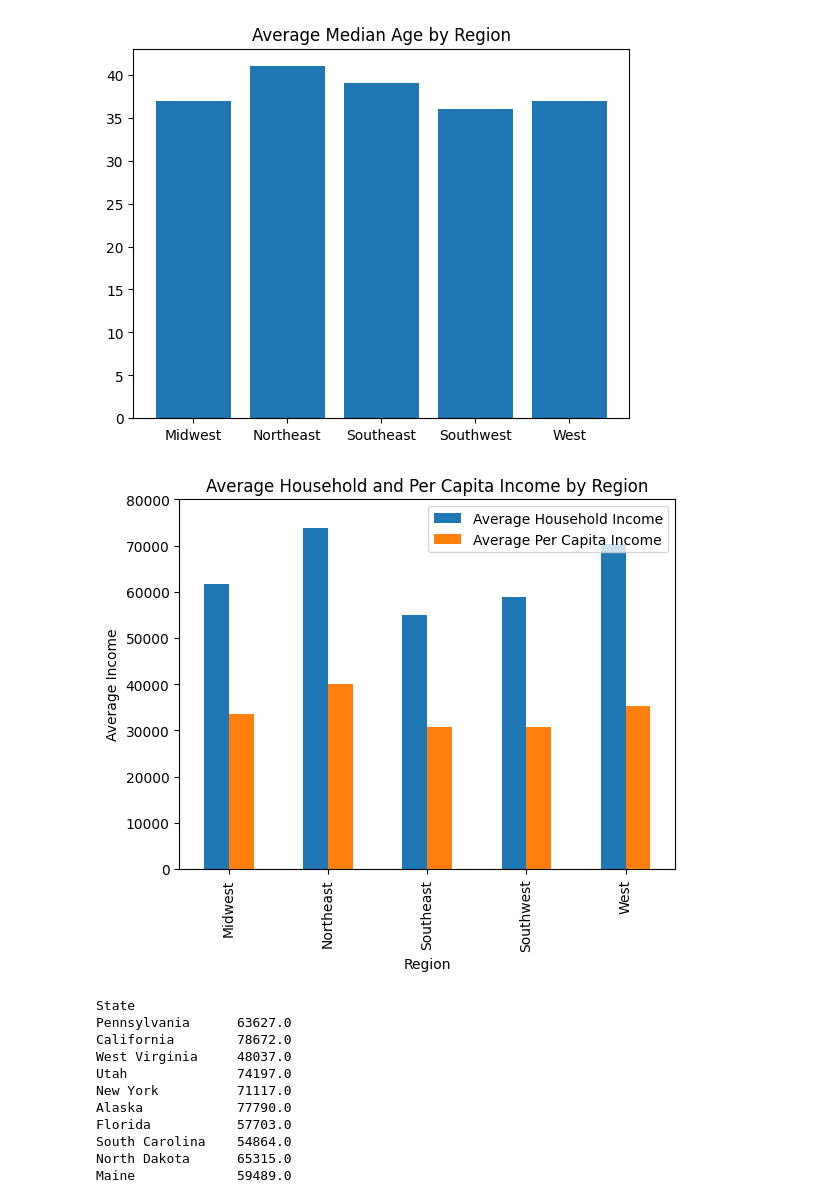
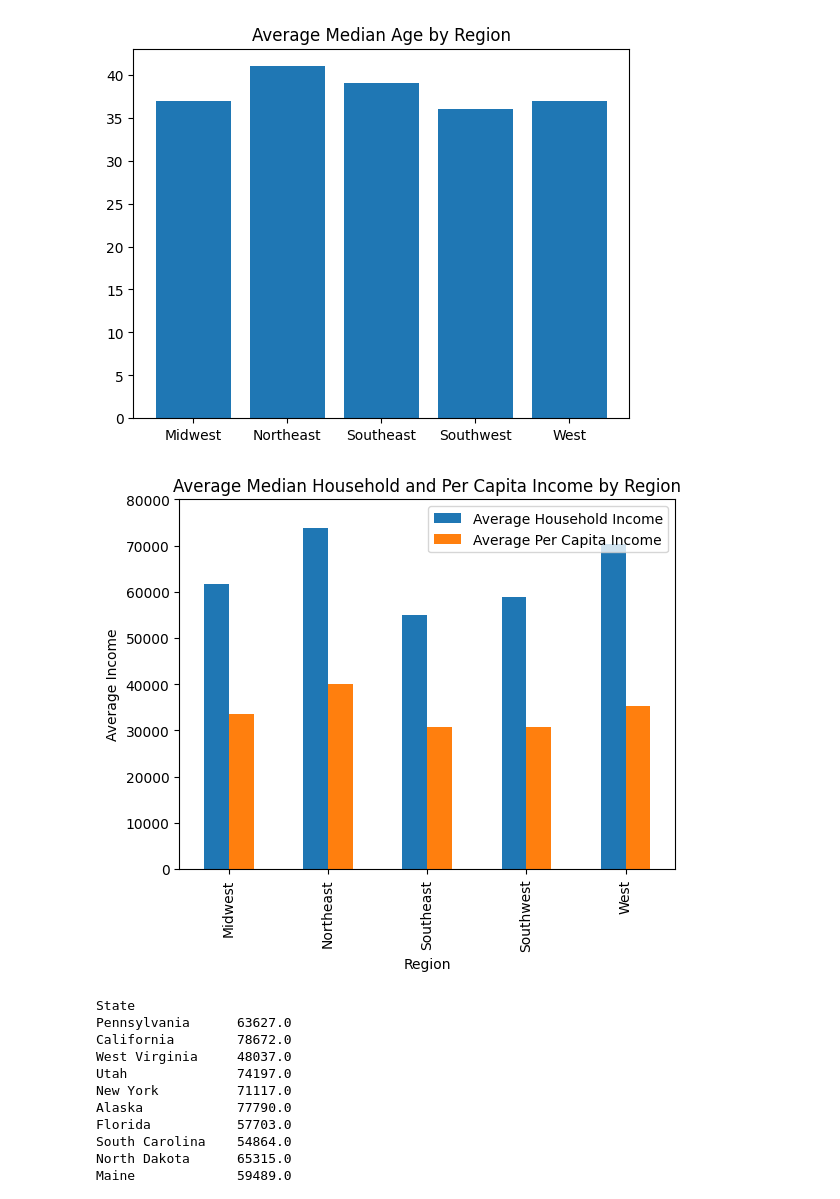
Before and after one commit to raniljoshua/Data-Analysis-Bootcamp_Project-1, a Jupyter notebook: census_data.ipynb, the cells around one changed output. Saved outputs shown, nothing was run; the diff lists cells and outputs as text; code cells hidden in the pictures.

```diff
--- a/census_data.ipynb
+++ b/census_data.ipynb
@@ -254,15 +258,17 @@ plt.show()
 # %% [output]
 [figure]
 # %%
+# plot the household and per capita income by region
+
 Grouped_income = region_averages_df[["Average Household Income","Average Per Capita Income"]]
 Grouped_income.plot(kind='bar')
 income_labels = ("Average Household Income", "Average Per Capita Income")
 plt.legend(income_labels, loc="upper right")
 plt.ylim(0, 80000)
 plt.ylabel("Average Income")
-plt.title("Average Household and Per Capita Income by Region")
+plt.title("Average Median Household and Per Capita Income by Region")
 plt.savefig("Figures/Fig2.png")
 plt.show()
 # %% [output]
-[figure, old version]
+[figure, new version]
 # %%
```
Also changed, not shown: parts of 19 cells of this notebook, 3 other files.
